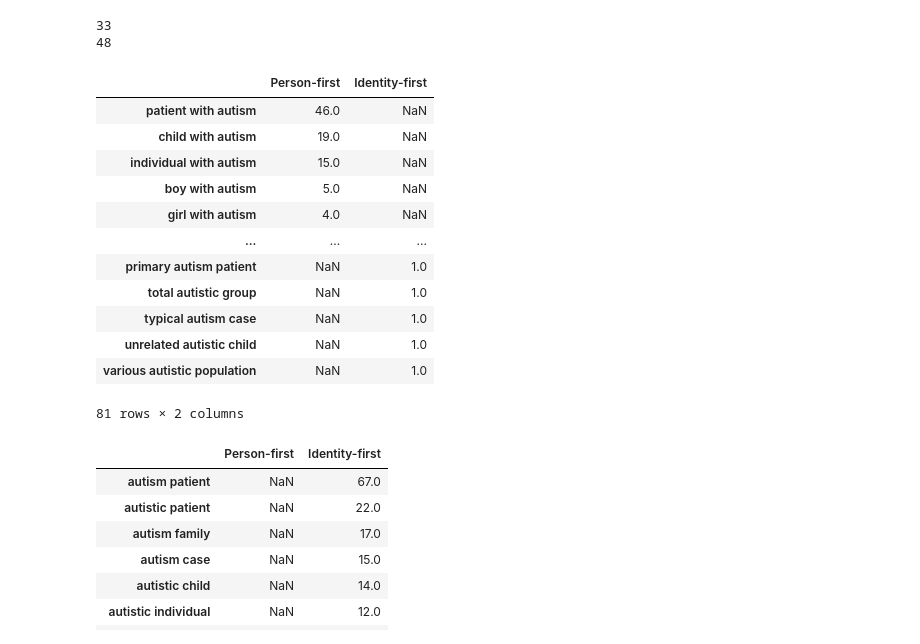
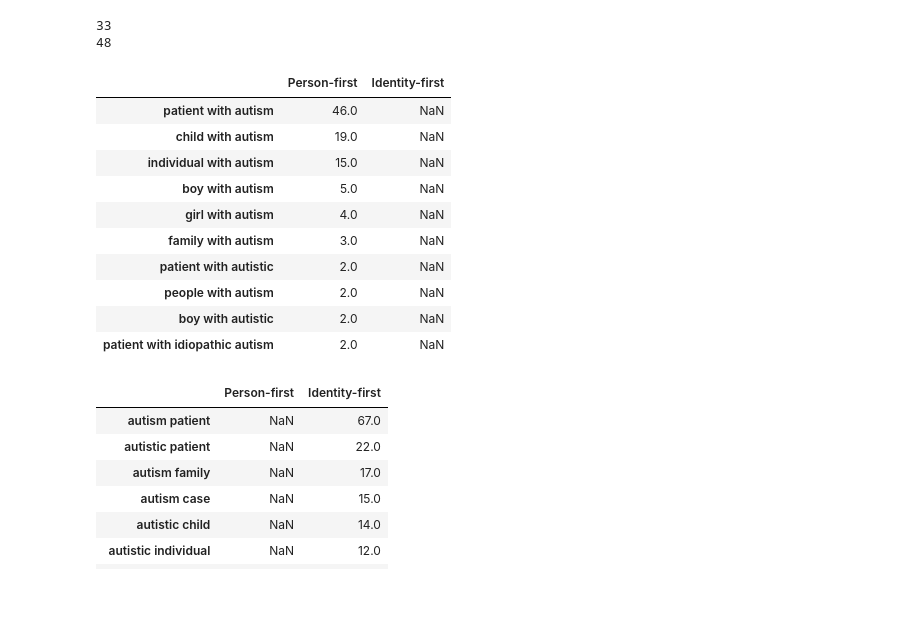
Before and after one commit to UKDataServiceOpen/Person_Identy_First_Language, a Jupyter notebook: 2023_Second_analysis/code/3_Pattern_matching.ipynb, the cells around one changed output. Saved outputs shown, nothing was run; the diff lists cells and outputs as text; code cells hidden in the pictures; blank space fills up the shorter version.

```diff
--- a/2023_Second_analysis/code/3_Pattern_matching.ipynb
+++ b/2023_Second_analysis/code/3_Pattern_matching.ipynb
@@ -439,21 +502,19 @@ print(len(identity_examples))
 # %%
 person_identity_examples=pd.concat([person_examples,identity_examples],axis=1)
 # %%
-person_identity_examples.sort_values(by=['Person-first'], ascending=False).head(100)
+person_identity_examples.sort_values(by=['Person-first'], ascending=False).head(10)
 # %% [output]
 |  | Person-first | Identity-first |
 | patient with autism | 46.0 | NaN |
 | child with autism | 19.0 | NaN |
 | individual with autism | 15.0 | NaN |
 | boy with autism | 5.0 | NaN |
 | girl with autism | 4.0 | NaN |
-| ... | ... | ... |
-| primary autism patient | NaN | 1.0 |
-| total autistic group | NaN | 1.0 |
-| typical autism case | NaN | 1.0 |
-| unrelated autistic child | NaN | 1.0 |
-| various autistic population | NaN | 1.0 |
+| family with autism | 3.0 | NaN |
+| patient with autistic | 2.0 | NaN |
+| people with autism | 2.0 | NaN |
+| boy with autistic | 2.0 | NaN |
+| patient with idiopathic autism | 2.0 | NaN |
-81 rows × 2 columns
 # %%
 person_identity_examples.sort_values(by=['Identity-first'], ascending=False).head(10)
 # %% [output]
```
Also changed, not shown: parts of 21 cells of this notebook, 2 other files.
